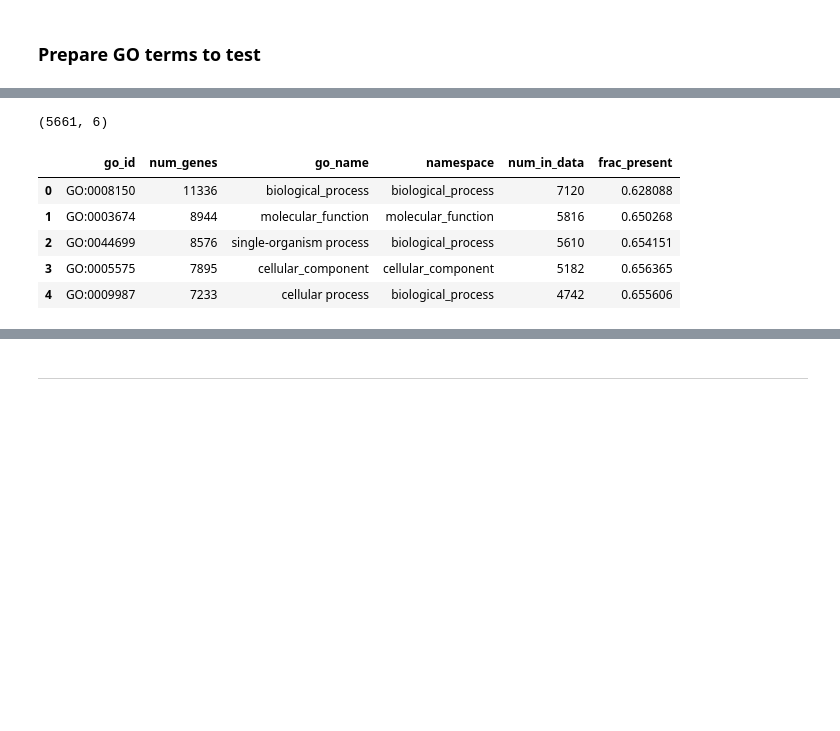
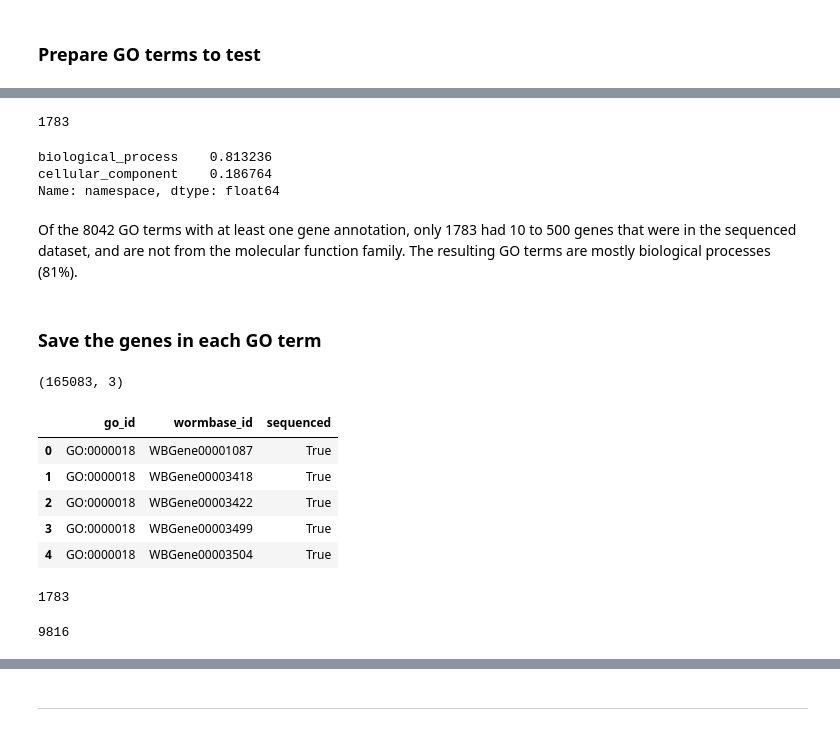
Before and after one commit to veleritas/ageing, a Jupyter notebook: analysis/PMID26623667/GO_drift.ipynb, the cells around one changed output, grey strips where cells are left out. Cells and saved outputs as stored; diff of their text form; code cells hidden in the pictures; blank space fills up the shorter version.

```diff
--- a/analysis/PMID26623667/GO_drift.ipynb
+++ b/analysis/PMID26623667/GO_drift.ipynb
@@ -30,5 +68,11 @@ from src.gene_ont import group_genes
 # %%
-data = pd.read_csv("../../data/PMID26623667/clean_annotated_cpm_values.tsv", sep = '\t')
+data = (pd
+    .read_csv("../../data/PMID26623667/clean_annotated_cpm_values.tsv", sep = '\t')
+    .query("cohort <= 7 & samples != 62")
+    .assign(log_day = lambda df: np.log(df["day_harvested"]))
+    .rename(columns = {"wormbaseid": "wormbase_id"})
+    .replace("water", "control")
+)
 # %%
 data.shape
 # %% [output]
@@ -108,9 +135,11 @@ children = parse_go_links(fname)
 # %%
-# save the gene names for each GO term
-annots = defaultdict(
+direct_annots = defaultdict(
     set,
     {
         go_term: set(df["database_id"])
         for go_term, df in go_data.groupby("go_id")
     }
 )
+
+children = parse_go_links("../../data/gene_ontology/go.obo")
+annots = group_genes(children, direct_annots, ["is_a", "part_of"])
@@ -145,3 +172,13 @@ info = pd.DataFrame(
+# %%
+seq_genes = set(data["wormbase_id"])
+
+info = (info
+    .assign(num_seq = lambda df: df["go_id"].map(lambda v: len(seq_genes & annots[v])))
+    .query("namespace != 'molecular_function' & 10 <= num_seq <= 500")
+    .assign(frac_seq = lambda df: df["num_seq"] / df["num_genes"])
+    .sort_values(["num_seq", "go_id"], ascending = [False, True])
+    .reset_index(drop = True)
+)
 # %%
 info.shape
 # %% [output]
@@ -169,13 +195,47 @@ info = info.query("num_in_data >= 2")
+# %%
+info["go_id"].nunique()
+# %% [output]
+1783
+# %%
+info["namespace"].value_counts(normalize = True)
+# %% [output]
+biological_process    0.813236
+cellular_component    0.186764
+Name: namespace, dtype: float64
+# %% [markdown]
+Of the 8042 GO terms with at least one gene annotation, only 1783 had 10 to 500 genes that were in the sequenced dataset, and are not from the molecular function family. The resulting GO terms are mostly biological processes (81%).
+# %% [markdown]
+### Save the genes in each GO term
+# %%
+pairs = [[(go_id, v) for v in genes] for go_id, genes in annots.items() if genes]
+
+terms = set(info["go_id"])
+
+annotations = (pd
+    .DataFrame(list(chain(*pairs)), columns = ["go_id", "wormbase_id"])
+    .query("go_id in @terms")
+    .assign(sequenced = lambda df: df["wormbase_id"].map(lambda v: v in seq_genes))
+    .sort_values(["go_id", "sequenced", "wormbase_id"])
+    .reset_index(drop = True)
+)
 # %%
-info.shape
+annotations.shape
 # %% [output]
-(5661, 6)
+(165083, 3)
 # %%
-info.head()
+annotations.head()
 # %% [output]
-|  | go_id | num_genes | go_name | namespace | num_in_data | frac_present |
-| 0 | GO:0008150 | 11336 | biological_process | biological_process | 7120 | 0.628088 |
-| 1 | GO:0003674 | 8944 | molecular_function | molecular_function | 5816 | 0.650268 |
-| 2 | GO:0044699 | 8576 | single-organism process | biological_process | 5610 | 0.654151 |
-| 3 | GO:0005575 | 7895 | cellular_component | cellular_component | 5182 | 0.656365 |
-| 4 | GO:0009987 | 7233 | cellular process | biological_process | 4742 | 0.655606 |
+|  | go_id | wormbase_id | sequenced |
+| 0 | GO:0000018 | WBGene00001087 | True |
+| 1 | GO:0000018 | WBGene00003418 | True |
+| 2 | GO:0000018 | WBGene00003422 | True |
+| 3 | GO:0000018 | WBGene00003499 | True |
+| 4 | GO:0000018 | WBGene00003504 | True |
+# %%
+annotations["go_id"].nunique()
+# %% [output]
+1783
+# %%
+annotations["wormbase_id"].nunique()
+# %% [output]
+9816
```
Also changed, not shown: parts of 151 cells of this notebook, 4 other files.
